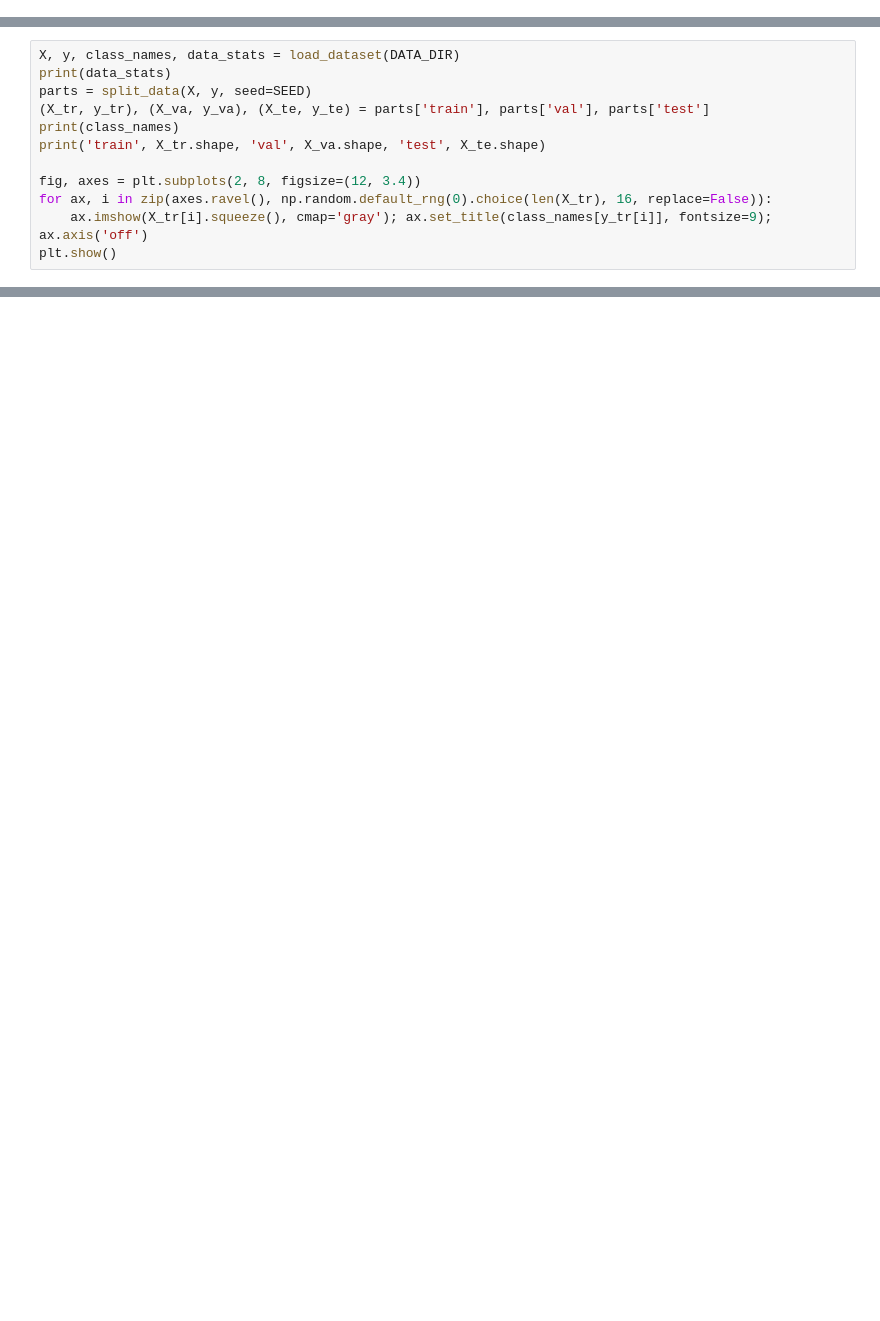
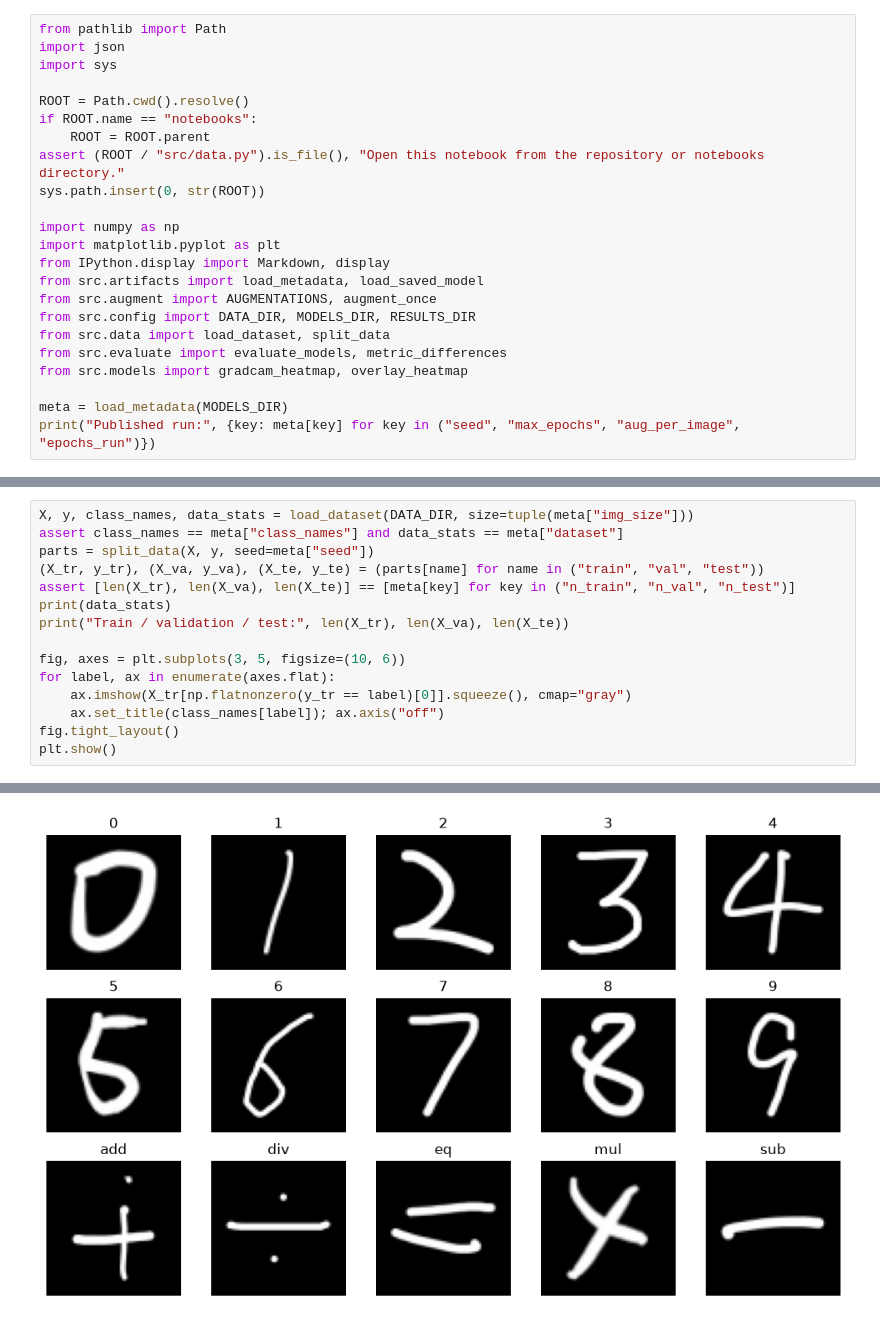
Before and after one commit to altynbk/handwritten-math-recognition, a Jupyter notebook: notebooks/walkthrough.ipynb, the cells around one changed output, grey strips where cells are left out. Drawn from its saved outputs; the diff is of its cells as text; blank space fills up the shorter version.

```diff
--- a/notebooks/walkthrough.ipynb
+++ b/notebooks/walkthrough.ipynb
@@ -23,0 +9,23 @@ Train / val / test are split *before* any augmentation. Validation is used for E
+# %%
+from pathlib import Path
+import json
+import sys
+
+ROOT = Path.cwd().resolve()
+if ROOT.name == "notebooks":
+    ROOT = ROOT.parent
+assert (ROOT / "src/data.py").is_file(), "Open this notebook from the repository or notebooks directory."
+sys.path.insert(0, str(ROOT))
+
+import numpy as np
+import matplotlib.pyplot as plt
+from IPython.display import Markdown, display
+from src.artifacts import load_metadata, load_saved_model
+from src.augment import AUGMENTATIONS, augment_once
+from src.config import DATA_DIR, MODELS_DIR, RESULTS_DIR
+from src.data import load_dataset, split_data
+from src.evaluate import evaluate_models, metric_differences
+from src.models import gradcam_heatmap, overlay_heatmap
+
+meta = load_metadata(MODELS_DIR)
+print("Published run:", {key: meta[key] for key in ("seed", "max_epochs", "aug_per_image", "epochs_run")})
@@ -24,12 +40,16 @@ Train / val / test are split *before* any augmentation. Validation is used for E
 # %%
-X, y, class_names, data_stats = load_dataset(DATA_DIR)
+X, y, class_names, data_stats = load_dataset(DATA_DIR, size=tuple(meta["img_size"]))
+assert class_names == meta["class_names"] and data_stats == meta["dataset"]
+parts = split_data(X, y, seed=meta["seed"])
+(X_tr, y_tr), (X_va, y_va), (X_te, y_te) = (parts[name] for name in ("train", "val", "test"))
+assert [len(X_tr), len(X_va), len(X_te)] == [meta[key] for key in ("n_train", "n_val", "n_test")]
 print(data_stats)
-parts = split_data(X, y, seed=SEED)
-(X_tr, y_tr), (X_va, y_va), (X_te, y_te) = parts['train'], parts['val'], parts['test']
-print(class_names)
-print('train', X_tr.shape, 'val', X_va.shape, 'test', X_te.shape)
+print("Train / validation / test:", len(X_tr), len(X_va), len(X_te))
 
-fig, axes = plt.subplots(2, 8, figsize=(12, 3.4))
-for ax, i in zip(axes.ravel(), np.random.default_rng(0).choice(len(X_tr), 16, replace=False)):
-    ax.imshow(X_tr[i].squeeze(), cmap='gray'); ax.set_title(class_names[y_tr[i]], fontsize=9); ax.axis('off')
+fig, axes = plt.subplots(3, 5, figsize=(10, 6))
+for label, ax in enumerate(axes.flat):
+    ax.imshow(X_tr[np.flatnonzero(y_tr == label)[0]].squeeze(), cmap="gray")
+    ax.set_title(class_names[label]); ax.axis("off")
+fig.tight_layout()
 plt.show()
+# %% [output]
@@ -35,0 +58 @@ plt.show()
+[figure, added]
```
Also changed, not shown: parts of 24 cells of this notebook, 26 other files.
